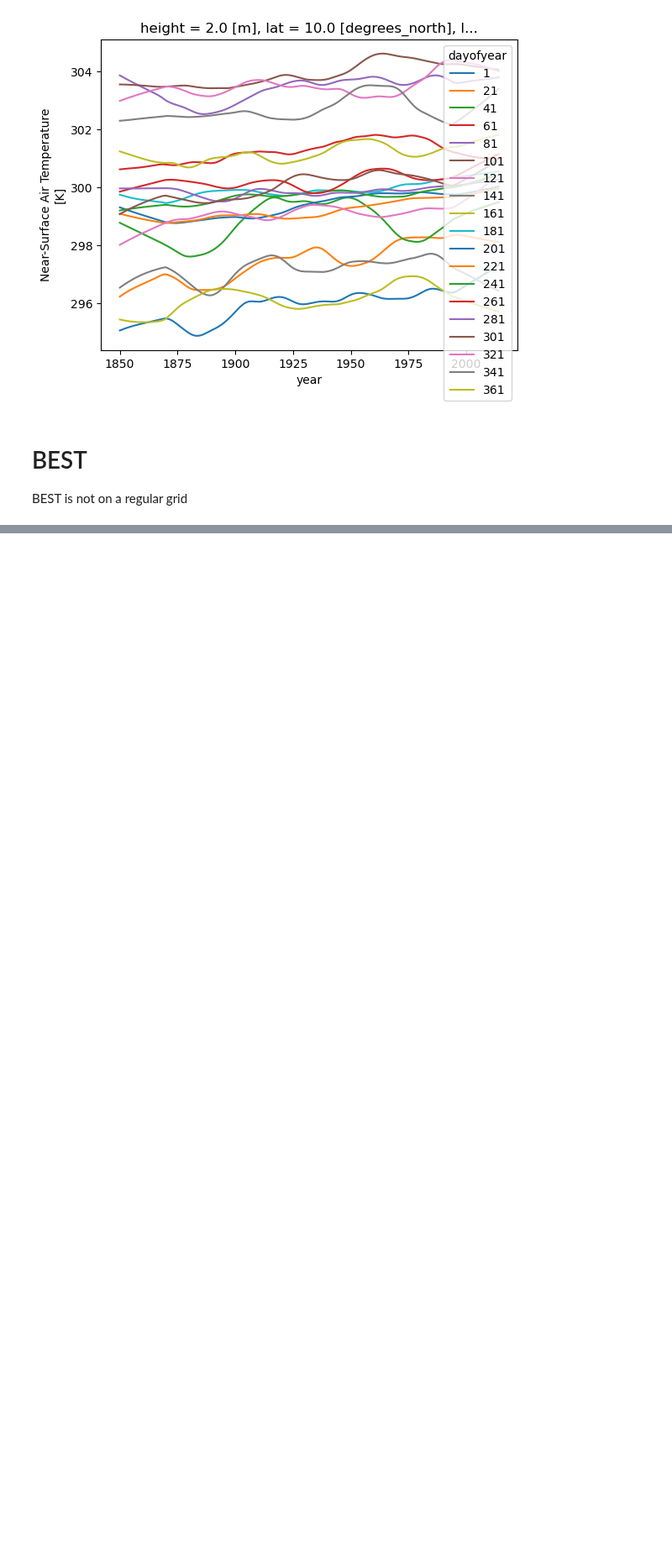
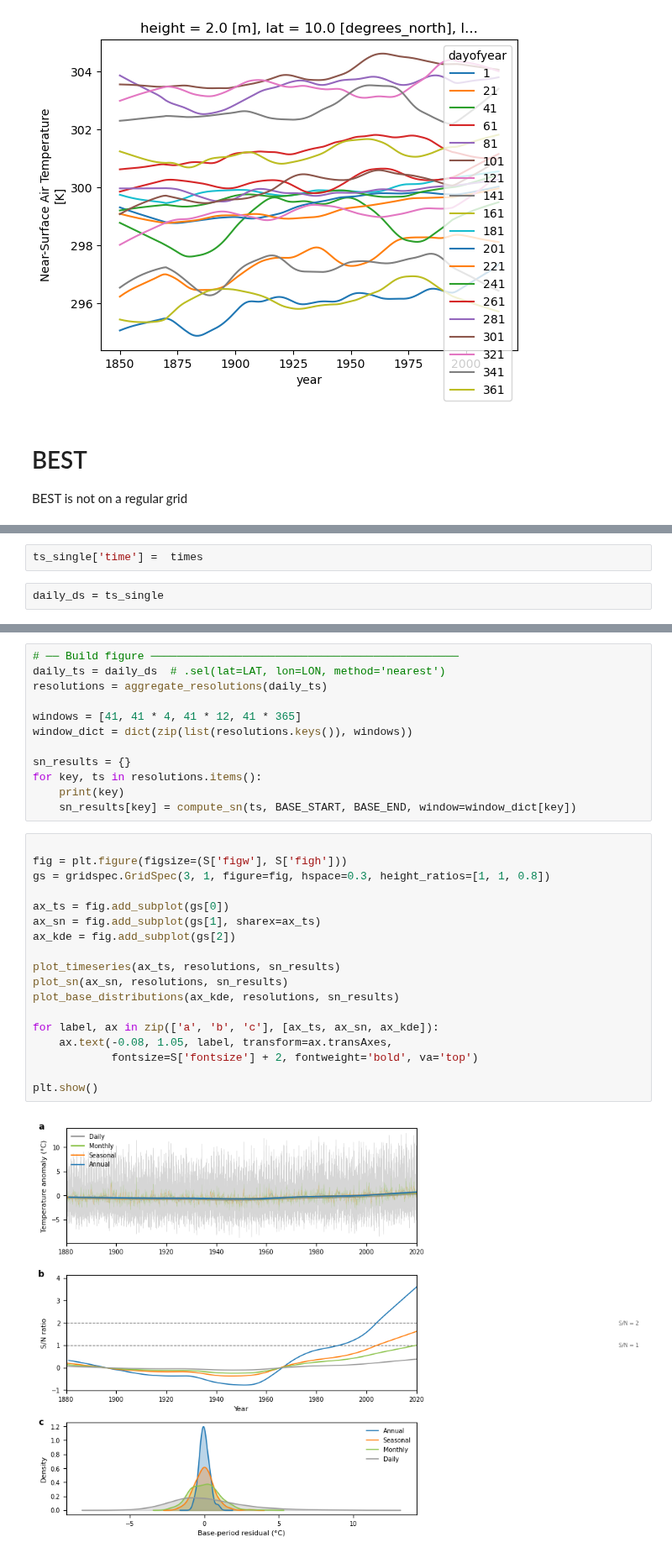
Before and after one commit to alexborowiak/time_of_emergene_drafts, a Jupyter notebook: toplevel_notebooks/07_daily_data.ipynb, the cells around one changed output, grey strips where cells are left out. Shown at 84% size. Drawn from its saved outputs; the diff is of its cells as text; blank space fills up the shorter version.

```diff
--- a/toplevel_notebooks/07_daily_data.ipynb
+++ b/toplevel_notebooks/07_daily_data.ipynb
@@ -484,0 +1520,4 @@ During handling of the above excep
+# %%
+ts_single['time'] =  times
+# %%
+daily_ds = ts_single
@@ -484,0 +1678,32 @@ During handling of the above excep
+# %%
+# ── Build figure ───────────────────────────────────────────────
+daily_ts = daily_ds  # .sel(lat=LAT, lon=LON, method='nearest')
+resolutions = aggregate_resolutions(daily_ts)
+
+windows = [41, 41 * 4, 41 * 12, 41 * 365]
+window_dict = dict(zip(list(resolutions.keys()), windows))
+
+sn_results = {}
+for key, ts in resolutions.items():
+    print(key)
+    sn_results[key] = compute_sn(ts, BASE_START, BASE_END, window=window_dict[key])
+# %%
+
+fig = plt.figure(figsize=(S['figw'], S['figh']))
+gs = gridspec.GridSpec(3, 1, figure=fig, hspace=0.3, height_ratios=[1, 1, 0.8])
+
+ax_ts = fig.add_subplot(gs[0])
+ax_sn = fig.add_subplot(gs[1], sharex=ax_ts)
+ax_kde = fig.add_subplot(gs[2])
+
+plot_timeseries(ax_ts, resolutions, sn_results)
+plot_sn(ax_sn, resolutions, sn_results)
+plot_base_distributions(ax_kde, resolutions, sn_results)
+
+for label, ax in zip(['a', 'b', 'c'], [ax_ts, ax_sn, ax_kde]):
+    ax.text(-0.08, 1.05, label, transform=ax.transAxes,
+            fontsize=S['fontsize'] + 2, fontweight='bold', va='top')
+
+plt.show()
+# %% [output]
+[figure, added]
```
Also changed, not shown: parts of 49 cells of this notebook, 19 other files.
